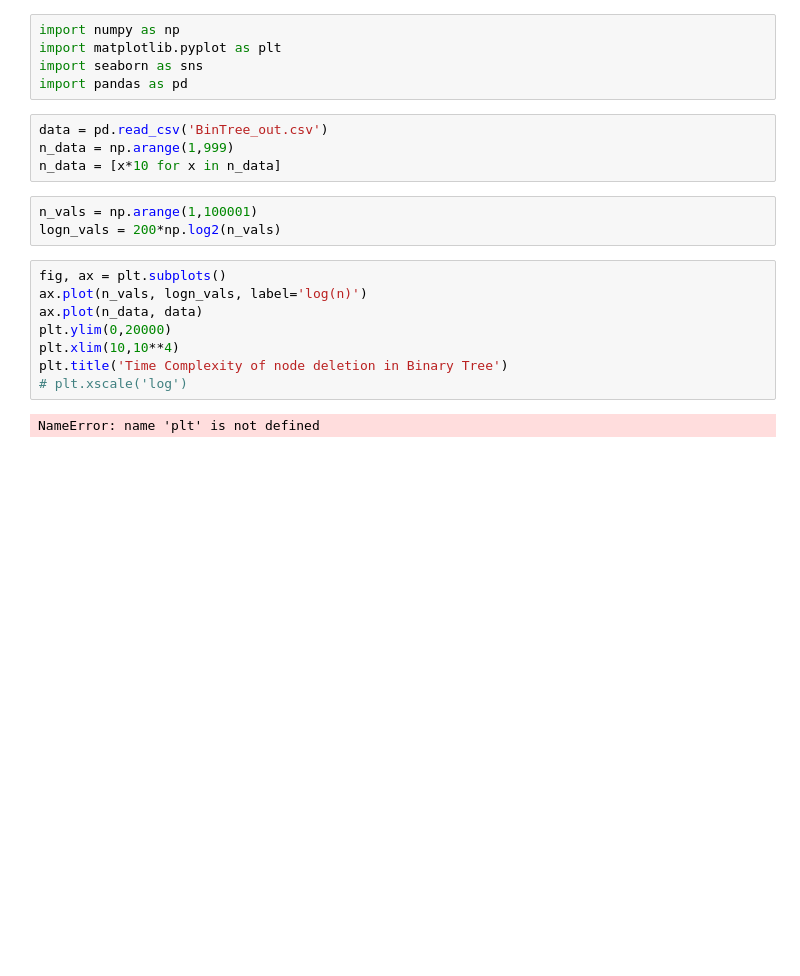
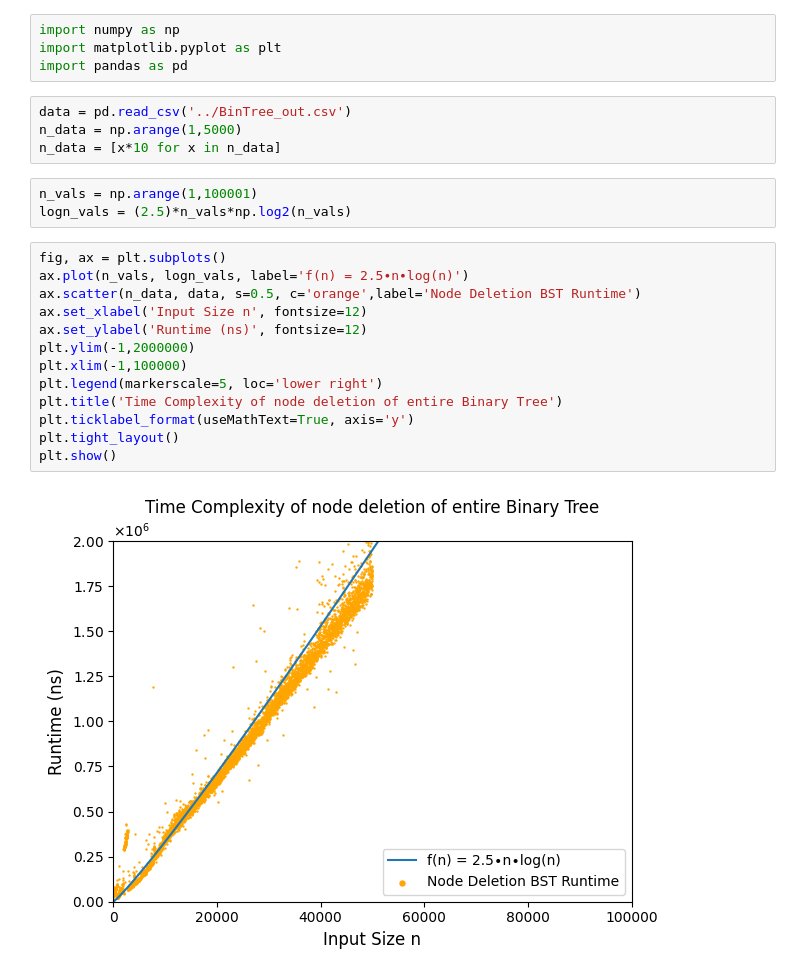
Before and after one commit to theodor-semerdzhiev/Proof-Project-COMP251, a Jupyter notebook: jupyter/BinaryTreeplot.ipynb, the cells around one changed output. Cells and saved outputs as stored; diff of their text form; blank space fills up the shorter version.

```diff
--- a/jupyter/BinaryTreeplot.ipynb
+++ b/jupyter/BinaryTreeplot.ipynb
@@ -1,22 +1,26 @@
 # %%
 import numpy as np
 import matplotlib.pyplot as plt
-import seaborn as sns
 import pandas as pd
 # %%
-data = pd.read_csv('BinTree_out.csv')
-n_data = np.arange(1,999)
+data = pd.read_csv('../BinTree_out.csv')
+n_data = np.arange(1,5000)
 n_data = [x*10 for x in n_data]
 # %%
 n_vals = np.arange(1,100001)
-logn_vals = 200*np.log2(n_vals)
+logn_vals = (2.5)*n_vals*np.log2(n_vals)
 # %%
 fig, ax = plt.subplots()
-ax.plot(n_vals, logn_vals, label='log(n)')
-ax.plot(n_data, data)
-plt.ylim(0,20000)
-plt.xlim(10,10**4)
-plt.title('Time Complexity of node deletion in Binary Tree')
-# plt.xscale('log')
+ax.plot(n_vals, logn_vals, label='f(n) = 2.5∙n∙log(n)')
+ax.scatter(n_data, data, s=0.5, c='orange',label='Node Deletion BST Runtime')
+ax.set_xlabel('Input Size n', fontsize=12)
+ax.set_ylabel('Runtime (ns)', fontsize=12)
+plt.ylim(-1,2000000)
+plt.xlim(-1,100000)
+plt.legend(markerscale=5, loc='lower right')
+plt.title('Time Complexity of node deletion of entire Binary Tree')
+plt.ticklabel_format(useMathText=True, axis='y')
+plt.tight_layout()
+plt.show()
 # %% [output]
-NameError: name 'plt' is not defined
+[figure, added]
```
Also changed, not shown: 7 other files.
